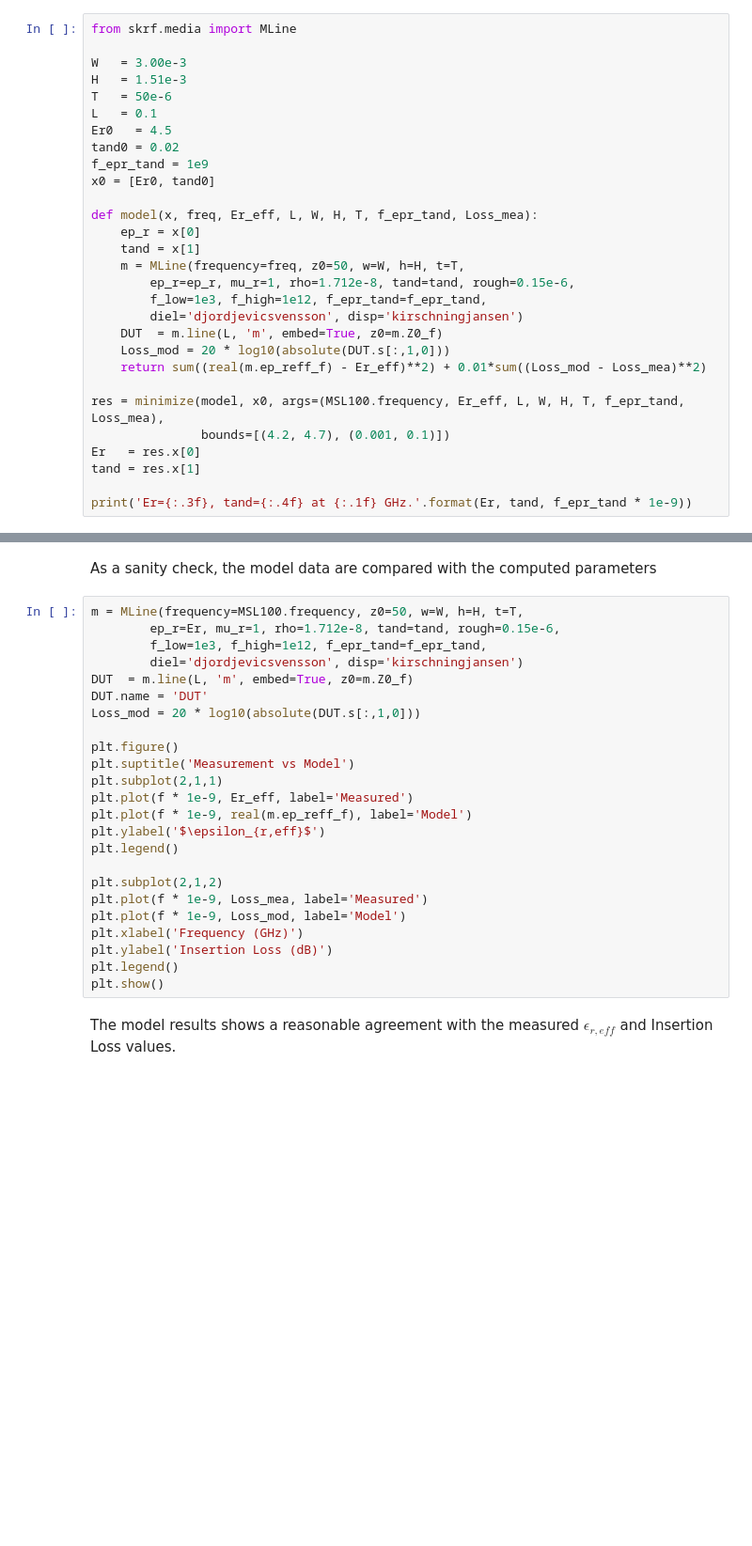
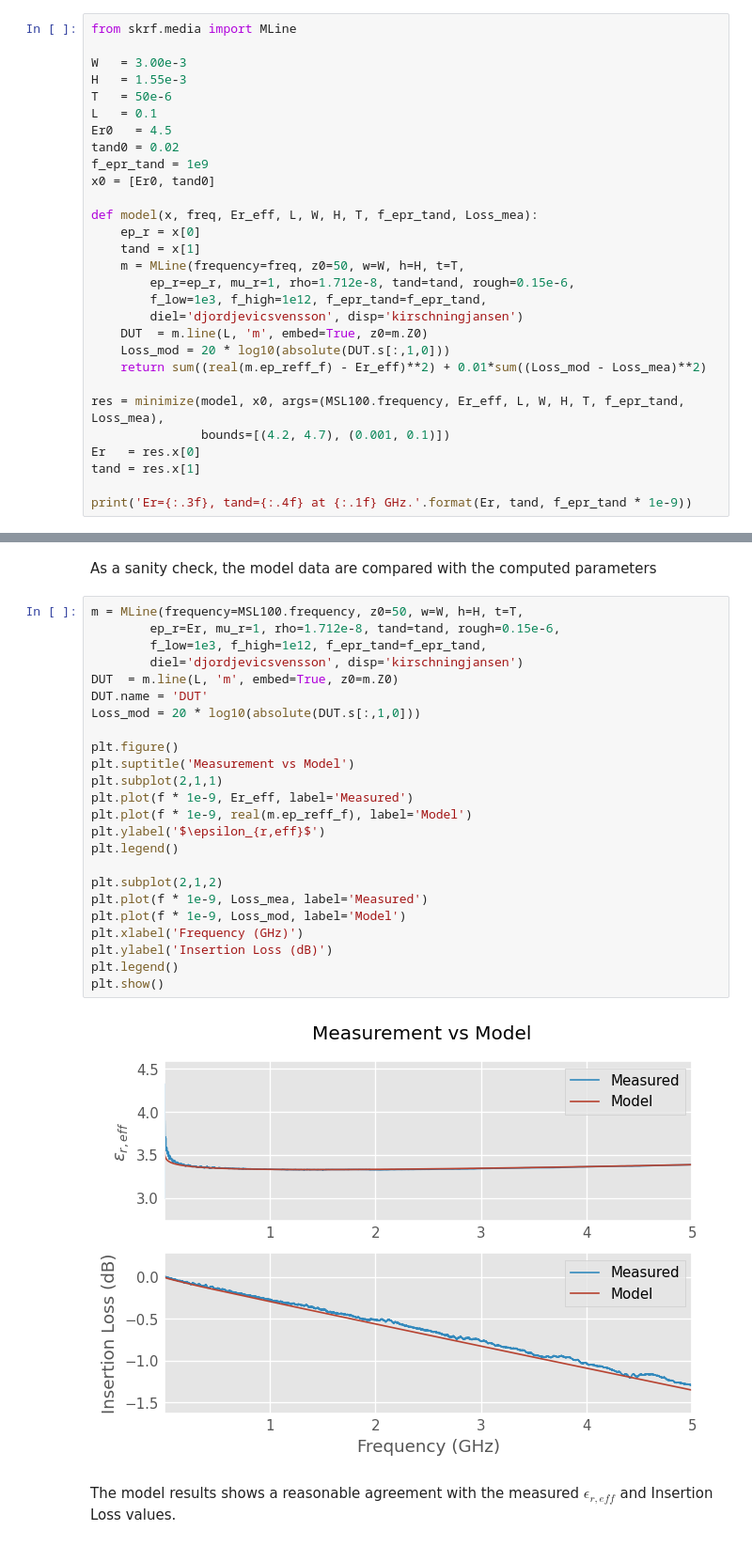
Before and after one commit to scikit-rf/scikit-rf, a Jupyter notebook: doc/source/examples/networktheory/Correlating microstripline model to measurement.ipynb, the cells around one changed output, grey strips where cells are left out. Shown at 94% size. Saved outputs shown, nothing was run; the diff lists cells and outputs as text; blank space fills up the shorter version.

```diff
--- a/doc/source/examples/networktheory/Correlating microstripline model to measurement.ipynb
+++ b/doc/source/examples/networktheory/Correlating microstripline model to measurement.ipynb
@@ -103,7 +107,7 @@ Microstrip media model with the physical dimensions of the measured microstripli
 from skrf.media import MLine
 
 W   = 3.00e-3
-H   = 1.51e-3
+H   = 1.55e-3
 T   = 50e-6
 L   = 0.1
 Er0   = 4.5
@@ -118,7 +122,7 @@ def model(x, freq, Er_eff, L, W, H, T, f_epr_tand, Loss_mea):
         ep_r=ep_r, mu_r=1, rho=1.712e-8, tand=tand, rough=0.15e-6,
         f_low=1e3, f_high=1e12, f_epr_tand=f_epr_tand,
         diel='djordjevicsvensson', disp='kirschningjansen')
-    DUT  = m.line(L, 'm', embed=True, z0=m.Z0_f)
+    DUT  = m.line(L, 'm', embed=True, z0=m.Z0)
     Loss_mod = 20 * log10(absolute(DUT.s[:,1,0]))
     return sum((real(m.ep_reff_f) - Er_eff)**2) + 0.01*sum((Loss_mod - Loss_mea)**2)
 
@@ -133,27 +139,29 @@ As a sanity check, the model data are compared with the computed parameters
 # %%
 m = MLine(frequency=MSL100.frequency, z0=50, w=W, h=H, t=T,
         ep_r=Er, mu_r=1, rho=1.712e-8, tand=tand, rough=0.15e-6,
         f_low=1e3, f_high=1e12, f_epr_tand=f_epr_tand,
         diel='djordjevicsvensson', disp='kirschningjansen')
-DUT  = m.line(L, 'm', embed=True, z0=m.Z0_f)
+DUT  = m.line(L, 'm', embed=True, z0=m.Z0)
 DUT.name = 'DUT'
 Loss_mod = 20 * log10(absolute(DUT.s[:,1,0]))
 
 plt.figure()
 plt.suptitle('Measurement vs Model')
 plt.subplot(2,1,1)
 plt.plot(f * 1e-9, Er_eff, label='Measured')
 plt.plot(f * 1e-9, real(m.ep_reff_f), label='Model')
 plt.ylabel('$\epsilon_{r,eff}$')
 plt.legend()
 
 plt.subplot(2,1,2)
 plt.plot(f * 1e-9, Loss_mea, label='Measured')
 plt.plot(f * 1e-9, Loss_mod, label='Model')
 plt.xlabel('Frequency (GHz)')
 plt.ylabel('Insertion Loss (dB)')
 plt.legend()
 plt.show()
+# %% [output]
+[figure, added]
 # %% [markdown]
 The model results shows a reasonable agreement with the measured $\epsilon_{r,eff}$ and Insertion Loss values.
 # %% [markdown]
```
Also changed, not shown: parts of 7 cells of this notebook.
